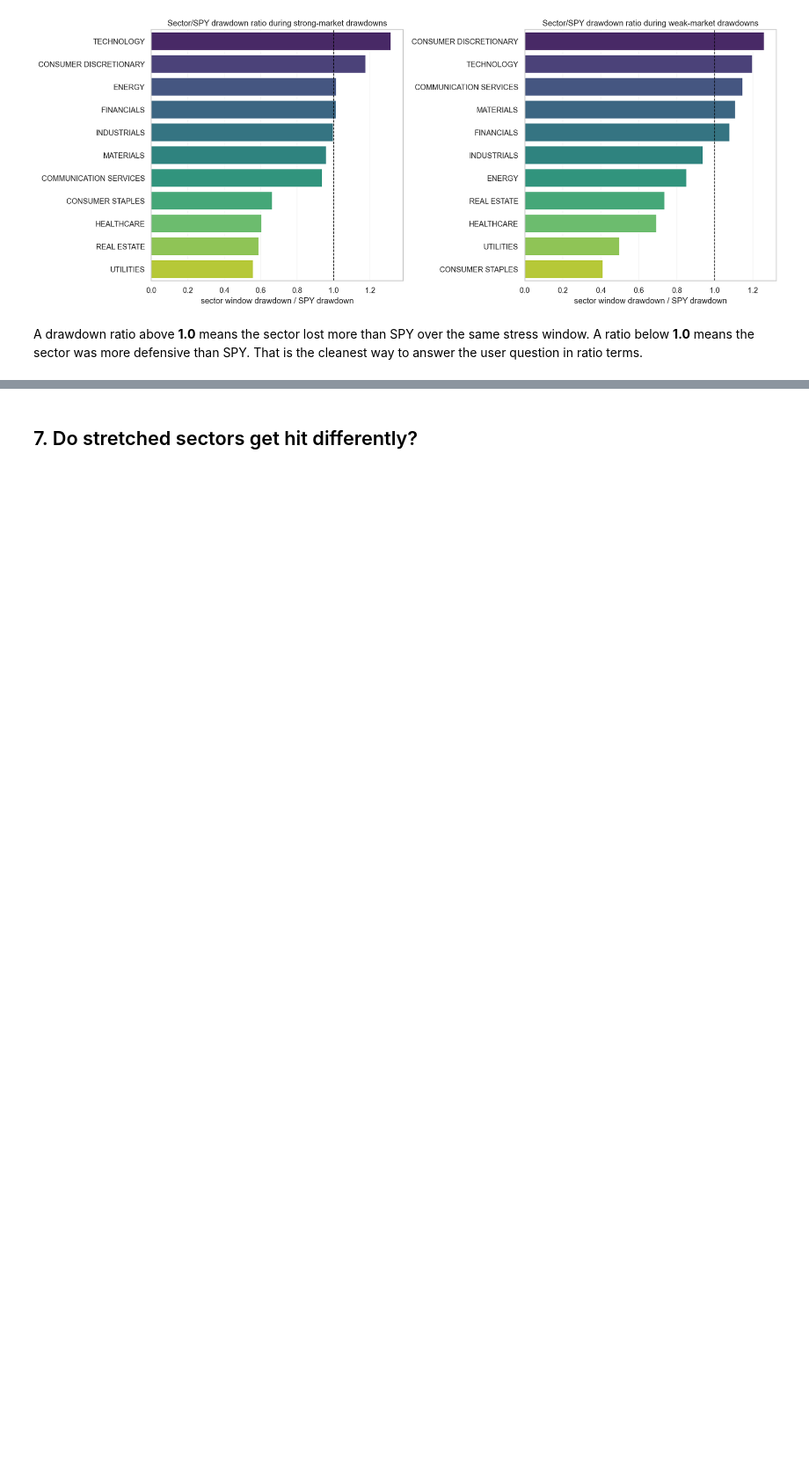
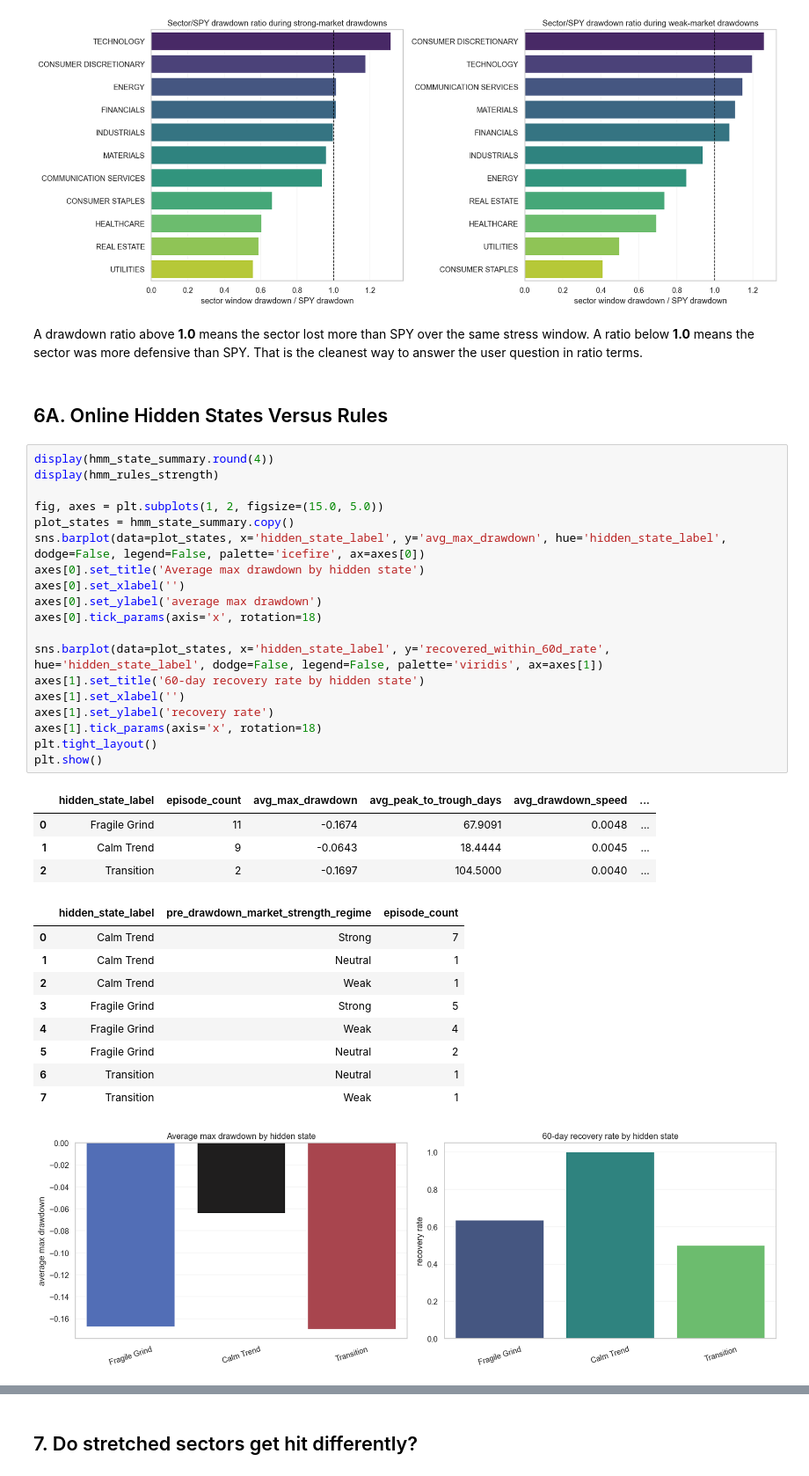
Before and after one commit to tim7en/price_action, a Jupyter notebook: notebooks/spy_drawdown_regime_book.ipynb, the cells around one changed output, grey strips where cells are left out. Shown at 88% size. Cells and saved outputs as stored; diff of their text form; blank space fills up the shorter version.

```diff
--- a/notebooks/spy_drawdown_regime_book.ipynb
+++ b/notebooks/spy_drawdown_regime_book.ipynb
@@ -226,3 +242,39 @@ plt.show()
 [figure]
 # %% [markdown]
 A drawdown ratio above **1.0** means the sector lost more than SPY over the same stress window. A ratio below **1.0** means the sector was more defensive than SPY. That is the cleanest way to answer the user question in ratio terms.
+# %% [markdown]
+## 6A. Online Hidden States Versus Rules
+# %%
+display(hmm_state_summary.round(4))
+display(hmm_rules_strength)
+
+fig, axes = plt.subplots(1, 2, figsize=(15.0, 5.0))
+plot_states = hmm_state_summary.copy()
+sns.barplot(data=plot_states, x='hidden_state_label', y='avg_max_drawdown', hue='hidden_state_label', dodge=False, legend=False, palette='icefire', ax=axes[0])
+axes[0].set_title('Average max drawdown by hidden state')
+axes[0].set_xlabel('')
+axes[0].set_ylabel('average max drawdown')
+axes[0].tick_params(axis='x', rotation=18)
+
+sns.barplot(data=plot_states, x='hidden_state_label', y='recovered_within_60d_rate', hue='hidden_state_label', dodge=False, legend=False, palette='viridis', ax=axes[1])
+axes[1].set_title('60-day recovery rate by hidden state')
+axes[1].set_xlabel('')
+axes[1].set_ylabel('recovery rate')
+axes[1].tick_params(axis='x', rotation=18)
+plt.tight_layout()
+plt.show()
+# %% [output]
+|  | hidden_state_label | episode_count | avg_max_drawdown | avg_peak_to_trough_days | avg_drawdown_speed | ... |
+| 0 | Fragile Grind | 11 | -0.1674 | 67.9091 | 0.0048 | ... |
+| 1 | Calm Trend | 9 | -0.0643 | 18.4444 | 0.0045 | ... |
+| 2 | Transition | 2 | -0.1697 | 104.5000 | 0.0040 | ... |
+|  | hidden_state_label | pre_drawdown_market_strength_regime | episode_count |
+| 0 | Calm Trend | Strong | 7 |
+| 1 | Calm Trend | Neutral | 1 |
+| 2 | Calm Trend | Weak | 1 |
+| 3 | Fragile Grind | Strong | 5 |
+| 4 | Fragile Grind | Weak | 4 |
+| 5 | Fragile Grind | Neutral | 2 |
+| 6 | Transition | Neutral | 1 |
+| 7 | Transition | Weak | 1 |
+[figure, added]
```
Also changed, not shown: parts of 12 cells of this notebook, 15 other files.
